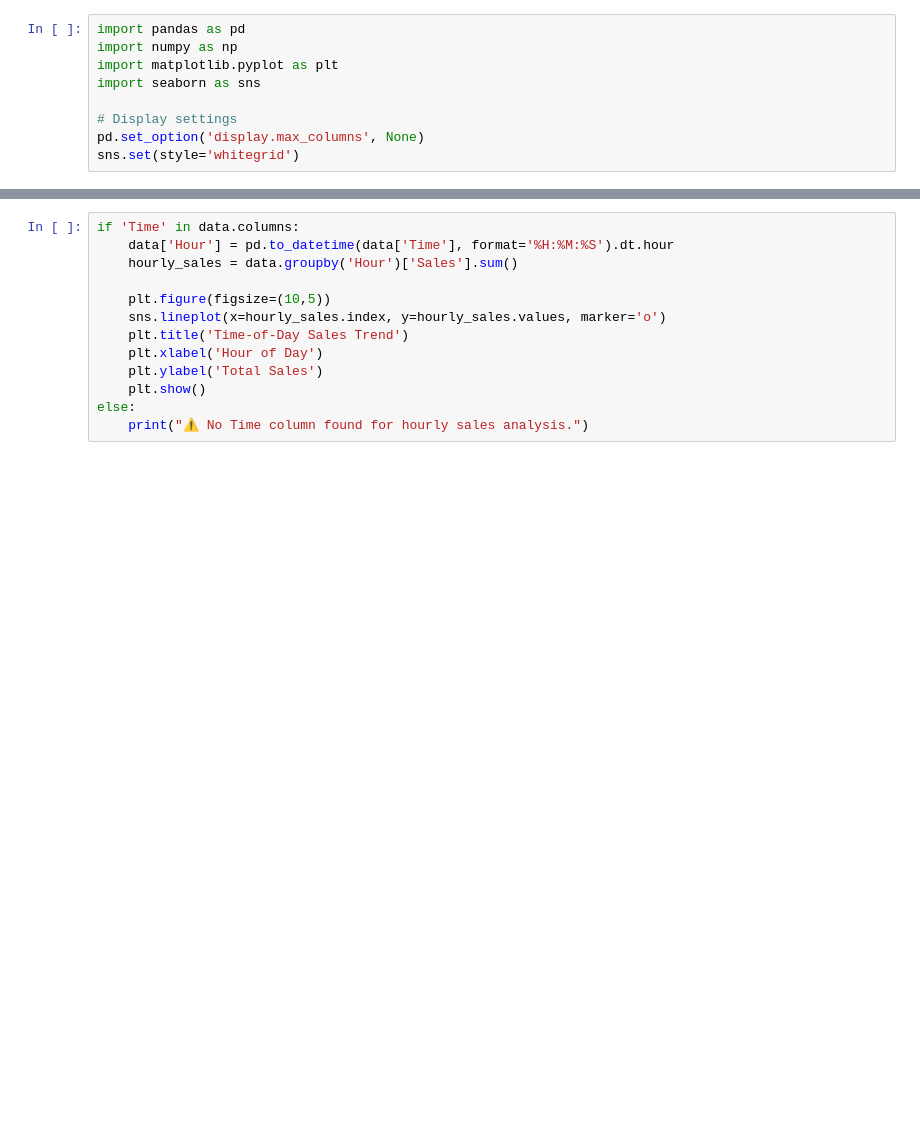
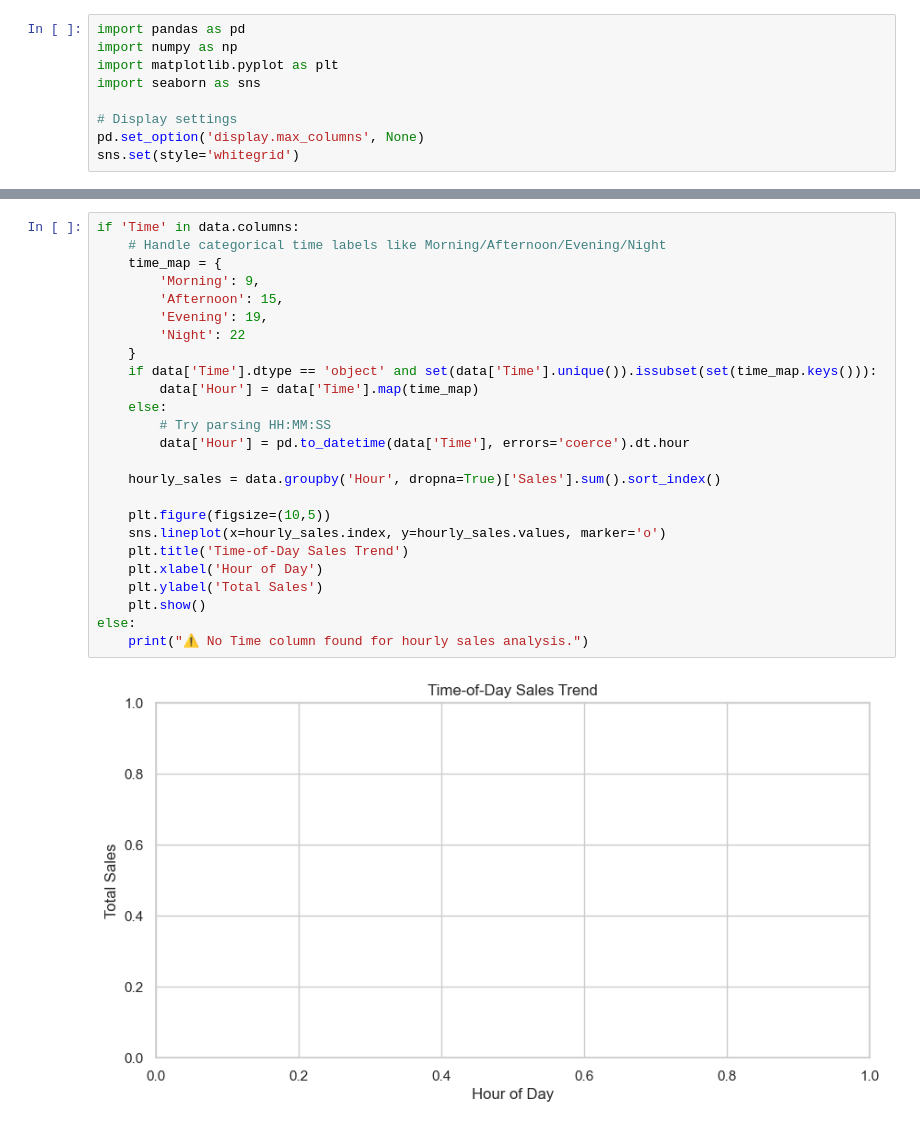
Before and after one commit to rohit1682/DataScience-simplilearn, a Jupyter notebook: 3. Applied Data Science with Python [Core]/CourseEnd-Project/Sales-Analysis/sales_analysis.ipynb, the cells around one changed output, grey strips where cells are left out. Saved outputs shown, nothing was run; the diff lists cells and outputs as text; blank space fills up the shorter version.

```diff
--- a/3. Applied Data Science with Python [Core]/CourseEnd-Project/Sales-Analysis/sales_analysis.ipynb
+++ b/3. Applied Data Science with Python [Core]/CourseEnd-Project/Sales-Analysis/sales_analysis.ipynb
@@ -114,16 +217,30 @@ plt.show()
 # %%
 if 'Time' in data.columns:
-    data['Hour'] = pd.to_datetime(data['Time'], format='%H:%M:%S').dt.hour
-    hourly_sales = data.groupby('Hour')['Sales'].sum()
+    # Handle categorical time labels like Morning/Afternoon/Evening/Night
+    time_map = {
+        'Morning': 9,
+        'Afternoon': 15,
+        'Evening': 19,
+        'Night': 22
+    }
+    if data['Time'].dtype == 'object' and set(data['Time'].unique()).issubset(set(time_map.keys())):
+        data['Hour'] = data['Time'].map(time_map)
+    else:
+        # Try parsing HH:MM:SS
+        data['Hour'] = pd.to_datetime(data['Time'], errors='coerce').dt.hour
+
+    hourly_sales = data.groupby('Hour', dropna=True)['Sales'].sum().sort_index()
 
     plt.figure(figsize=(10,5))
     sns.lineplot(x=hourly_sales.index, y=hourly_sales.values, marker='o')
     plt.title('Time-of-Day Sales Trend')
     plt.xlabel('Hour of Day')
     plt.ylabel('Total Sales')
     plt.show()
 else:
     print("⚠️ No Time column found for hourly sales analysis.")
+# %% [output]
+[figure, added]
 # %%
 print(f"""
 Recommendations:
```
Also changed, not shown: parts of 10 cells of this notebook.
